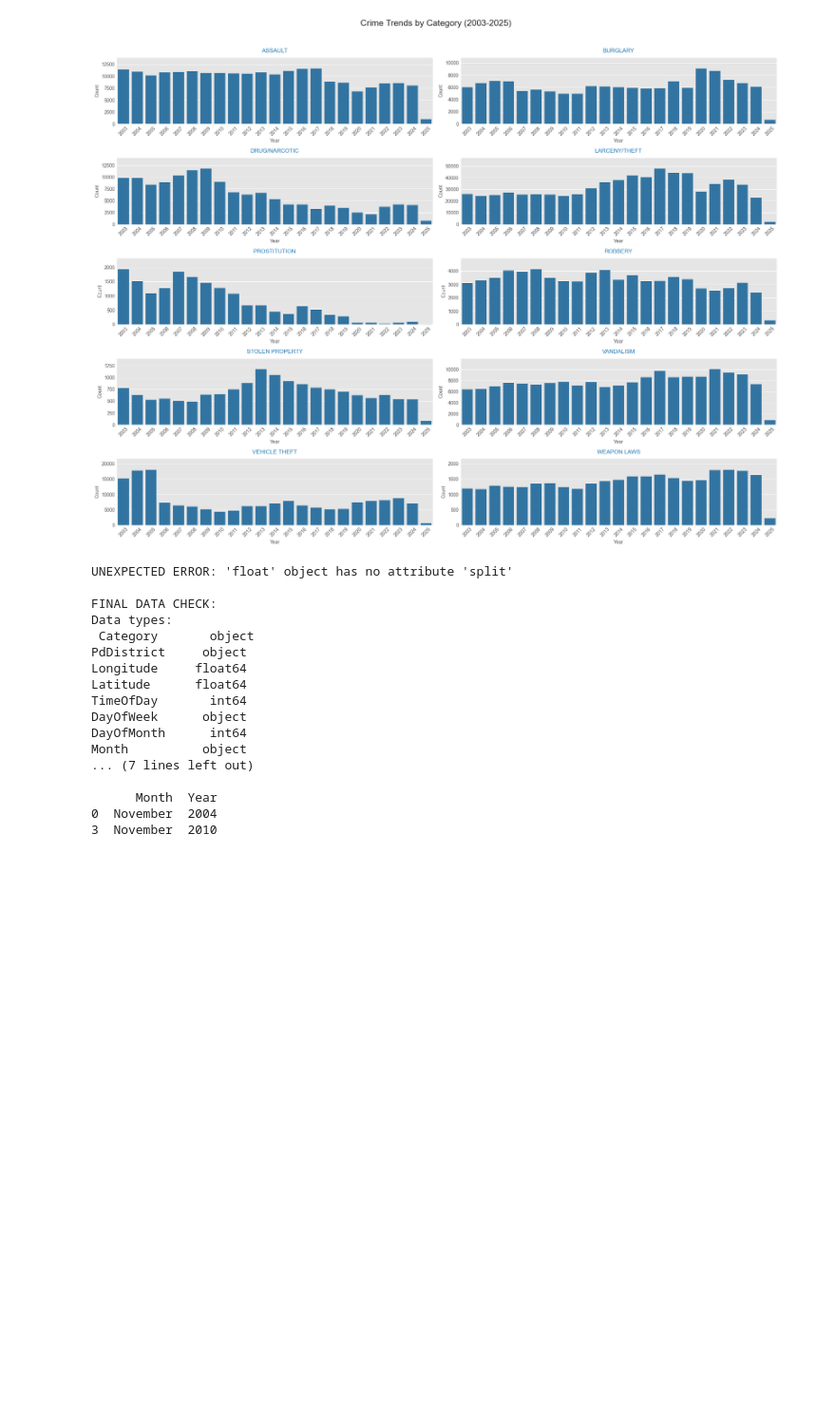
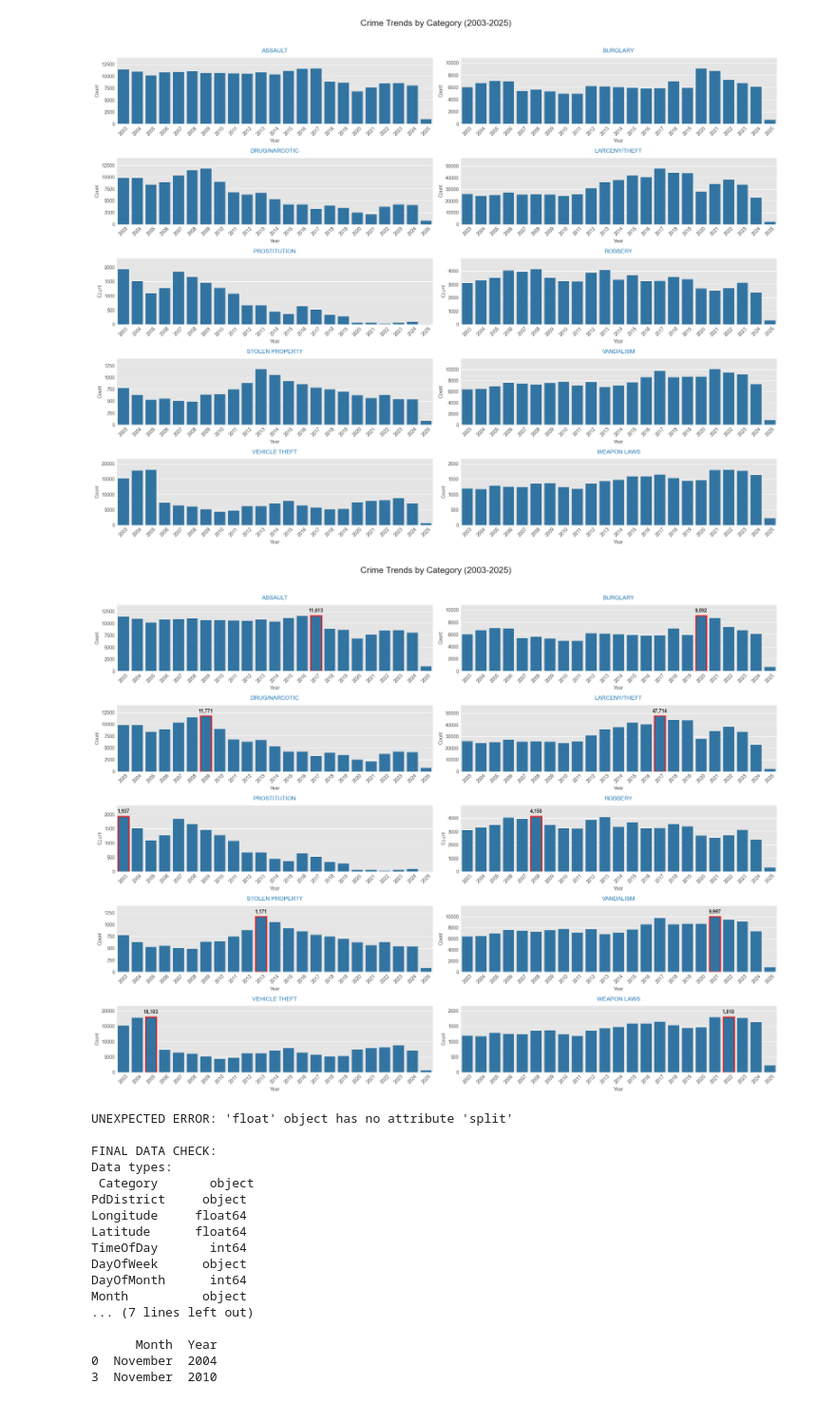
Before and after one commit to SophieWDK/sophiewdk.github.io, a Jupyter notebook: data_analysis/explanation_notebook.ipynb, the cells around one changed output. Shown at 95% size. Drawn from its saved outputs; the diff is of its cells as text; code cells hidden in the pictures; blank space fills up the shorter version.

Commit message:
some changes in the histogram

```diff
--- a/data_analysis/explanation_notebook.ipynb
+++ b/data_analysis/explanation_notebook.ipynb
@@ -220,6 +220,69 @@ plt.tight_layout()
 plt.show()
 # %% [output]
 [figure]
+# %%
+# Plot 2 - By Category Breakdown
+plt.style.use('ggplot')
+plt.rcParams['font.size'] = 10
+# Create a color palette for each crime type
+crime_palette = sns.color_palette("tab10")[0]
+fig2 = plt.figure(figsize=(20, 15))
+fig2.subplots_adjust(hspace=0.6, wspace=0.3)
+for idx, crime in enumerate(sorted(focuscrimes), 1):
+    ax = fig2.add_subplot(5, 2, idx)  # 5 rows, 2 columns
+
+    crime_data = focus_data[focus_data['Category'] == crime]
+    if not crime_data.empty:
+        yearly_counts = crime_data['Year'].value_counts().sort_index()
+
+        # Use the specific color for this crime type
+        sns.barplot(x=yearly_counts.index.astype(str),
+                    y=yearly_counts.values,
+                    ax=ax,
+                    color=crime_palette)
+
+        y_max = yearly_counts.max() * 1.2
+        ax.set_ylim(0, y_max if not np.isnan(y_max) else 1000)
+
+        ax.set_title(crime, fontsize=12, pad=10, color=crime_palette)
+        ax.set_ylabel('Count', fontsize=10)
+        ax.set_xlabel('Year', fontsize=10)
+        plt.xticks(rotation=45)
+
+        # Find the highest crime year
+        if not yearly_counts.empty:
+            max_year_idx = yearly_counts.argmax()
+            max_year = yearly_counts.index[max_year_idx]
+            max_count = yearly_counts.max()
+
+            # Find the corresponding patch (bar) to annotate
+            # The bar index matches the position in the sorted yearly_counts
+            max_bar_idx = yearly_counts.index.get_loc(max_year)
+
+            # Annotate only the highest bar
+            bar = ax.patches[max_bar_idx]
+            ax.annotate(f"{int(max_count):,}",
+                       (bar.get_x() + bar.get_width() / 2., bar.get_height()),
+                       ha='center', va='bottom',
+                       xytext=(0, 5),
+                       textcoords='offset points',
+                       fontsize=10,
+                       weight='bold')
+
+            # Optionally, you can highlight the highest year's bar with a different color or edge
+            bar.set_edgecolor('red')
+            bar.set_linewidth(2)
+    else:
+        ax.text(0.5, 0.5, f"No data for {crime}",
+               ha='center', va='center', fontsize=12)
+        ax.set_title(crime, fontsize=12)
+        ax.set_xticks([])
+        ax.set_yticks([])
+plt.suptitle('Crime Trends by Category (2003-2025)', y=1.02, fontsize=18)
+plt.tight_layout()
+plt.show()
+# %% [output]
+[figure, added]
 # %%
 import folium
 from folium.plugins import HeatMap
```
Also changed, not shown: parts of 1 cell of this notebook.
